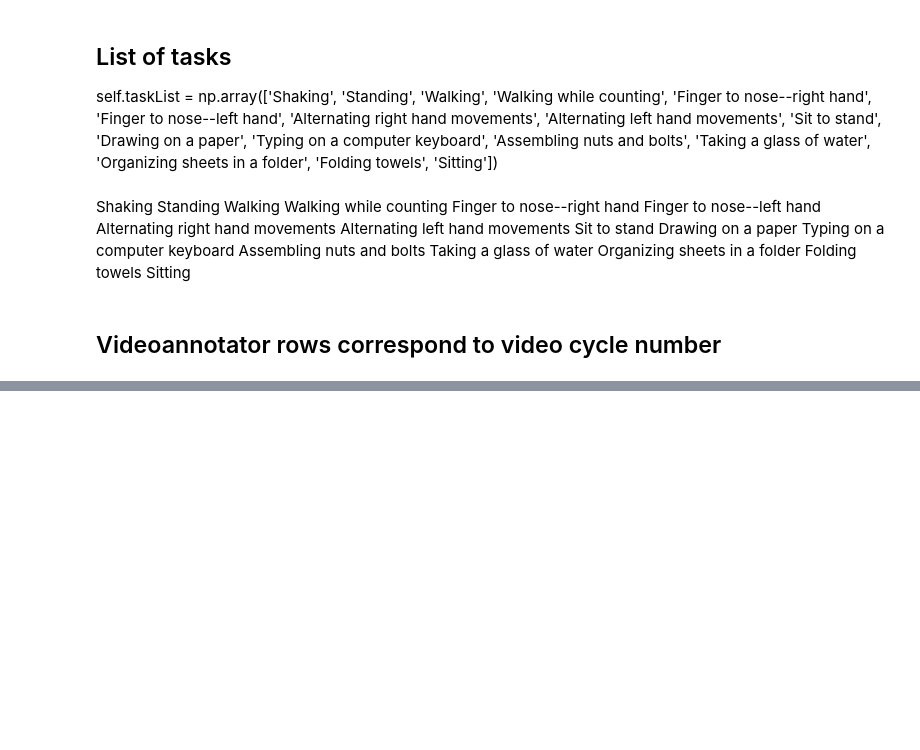
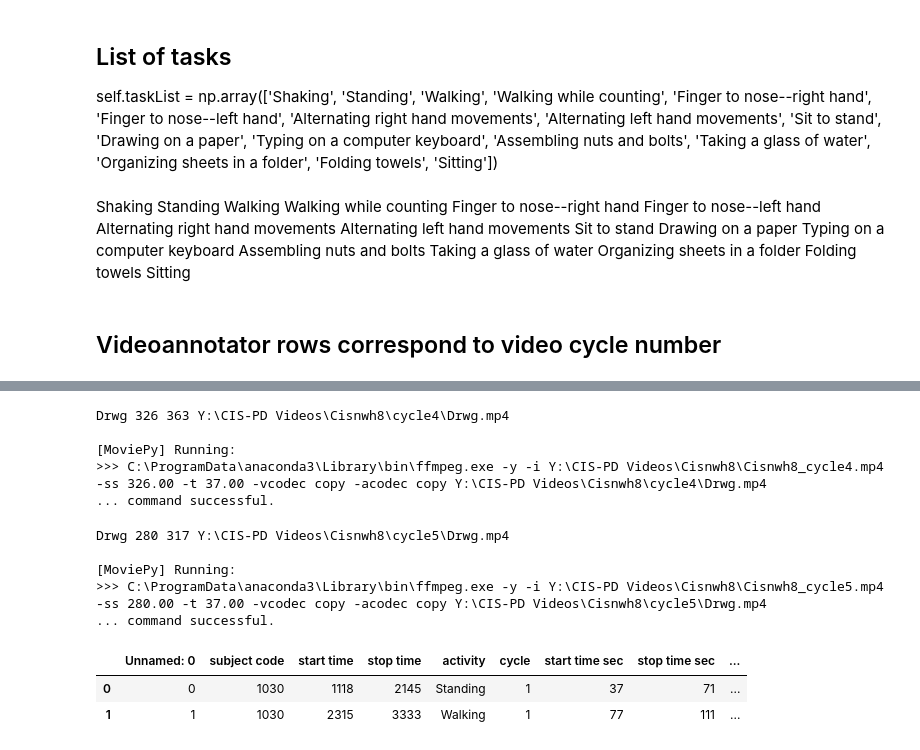
Before and after one commit to nshawen/CIS-PD_Curation, a Jupyter notebook: videoannotator clean.ipynb, the cells around one changed output, grey strips where cells are left out. Cells and saved outputs as stored; diff of their text form; code cells hidden in the pictures; blank space fills up the shorter version.

Commit message:
Finished video clipping function

```diff
--- a/videoannotator clean.ipynb
+++ b/videoannotator clean.ipynb
@@ -129,0 +197,3 @@ with open(filename2,'wb') as f:
+# %%
+filename = os.path.join(path, '1030.csv')
+df2 = pd.read_csv(filename)
@@ -129,0 +229,3 @@ with open(filename2,'wb') as f:
+# %%
+df2['stop time min'][53] = df2['stop time min'][53] + 1
+df2['stop time min'][68] = df2['stop time min'][68] + 1
@@ -129,0 +243,18 @@ with open(filename2,'wb') as f:
+# %%
+# Loop through and clip each activity to corresponding cycle video
+df2['cycle'] = df2['cycle'].apply(str)
+
+for i in range(len(df2)):
+    cycleindex = df2['cycle'][i]
+    video_name = 'Cisnwh8_cycle' + cycleindex + '.mp4'
+    video_full = os.path.join(path, video_name)
+    t1 = df2['start time min'][i]
+    t2 = df2['stop time min'][i]
+    activity = df2['shortname'][i]
+    # path_for_target = os.path.join(path,'\cycle' + cycleindex)
+    path_for_target = path + '\cycle' + cycleindex + '\\'
+    targetname = path_for_target + activity + '.mp4'
+    print(activity, t1, t2, targetname)
+
+    # clip activity video
+    ffmpeg_extract_subclip(video_full, t1, t2, targetname=targetname)
@@ -129,0 +279,51 @@ with open(filename2,'wb') as f:
+# %%
+i=53
+cycleindex = df2['cycle'][i]
+video_name = 'Cisnwh8_cycle' + cycleindex + '.mp4'
+video_full = os.path.join(path, video_name)
+t1 = df2['start time min'][i]
+t2 = df2['stop time min'][i]
+activity = 'Drwg'
+# path_for_target = os.path.join(path,'\cycle' + cycleindex)
+path_for_target = path + '\cycle' + cycleindex + '\\'
+targetname = path_for_target + activity + '.mp4'
+print(activity, t1, t2, targetname)
+
+# clip activity video
+ffmpeg_extract_subclip(video_full, t1, t2, targetname=targetname)
+# %% [output]
+Drwg 326 363 Y:\CIS-PD Videos\Cisnwh8\cycle4\Drwg.mp4
+
+[MoviePy] Running:
+>>> C:\ProgramData\anaconda3\Library\bin\ffmpeg.exe -y -i Y:\CIS-PD Videos\Cisnwh8\Cisnwh8_cycle4.mp4 -ss 326.00 -t 37.00 -vcodec copy -acodec copy Y:\CIS-PD Videos\Cisnwh8\cycle4\Drwg.mp4
+... command successful.
+# %%
+i=68
+cycleindex = df2['cycle'][i]
+video_name = 'Cisnwh8_cycle' + cycleindex + '.mp4'
+video_full = os.path.join(path, video_name)
+t1 = df2['start time min'][i]
+t2 = df2['stop time min'][i]
+activity = 'Drwg'
+# path_for_target = os.path.join(path,'\cycle' + cycleindex)
+path_for_target = path + '\cycle' + cycleindex + '\\'
+targetname = path_for_target + activity + '.mp4'
+print(activity, t1, t2, targetname)
+
+# clip activity video
+ffmpeg_extract_subclip(video_full, t1, t2, targetname=targetname)
+# %% [output]
+Drwg 280 317 Y:\CIS-PD Videos\Cisnwh8\cycle5\Drwg.mp4
+
+[MoviePy] Running:
+>>> C:\ProgramData\anaconda3\Library\bin\ffmpeg.exe -y -i Y:\CIS-PD Videos\Cisnwh8\Cisnwh8_cycle5.mp4 -ss 280.00 -t 37.00 -vcodec copy -acodec copy Y:\CIS-PD Videos\Cisnwh8\cycle5\Drwg.mp4
+... command successful.
+# %%
+df2 = df2.rename(index=str, columns={'start time min': 'start time sec',
+                                     'stop time min':'stop time sec',})
+# %%
+df2.head(2)
+# %% [output]
+|  | Unnamed: 0 | subject code | start time | stop time | activity | cycle | start time sec | stop time sec | ... |
+| 0 | 0 | 1030 | 1118 | 2145 | Standing | 1 | 37 | 71 | ... |
+| 1 | 1 | 1030 | 2315 | 3333 | Walking | 1 | 77 | 111 | ... |
```
Also changed, not shown: parts of 25 cells of this notebook.
